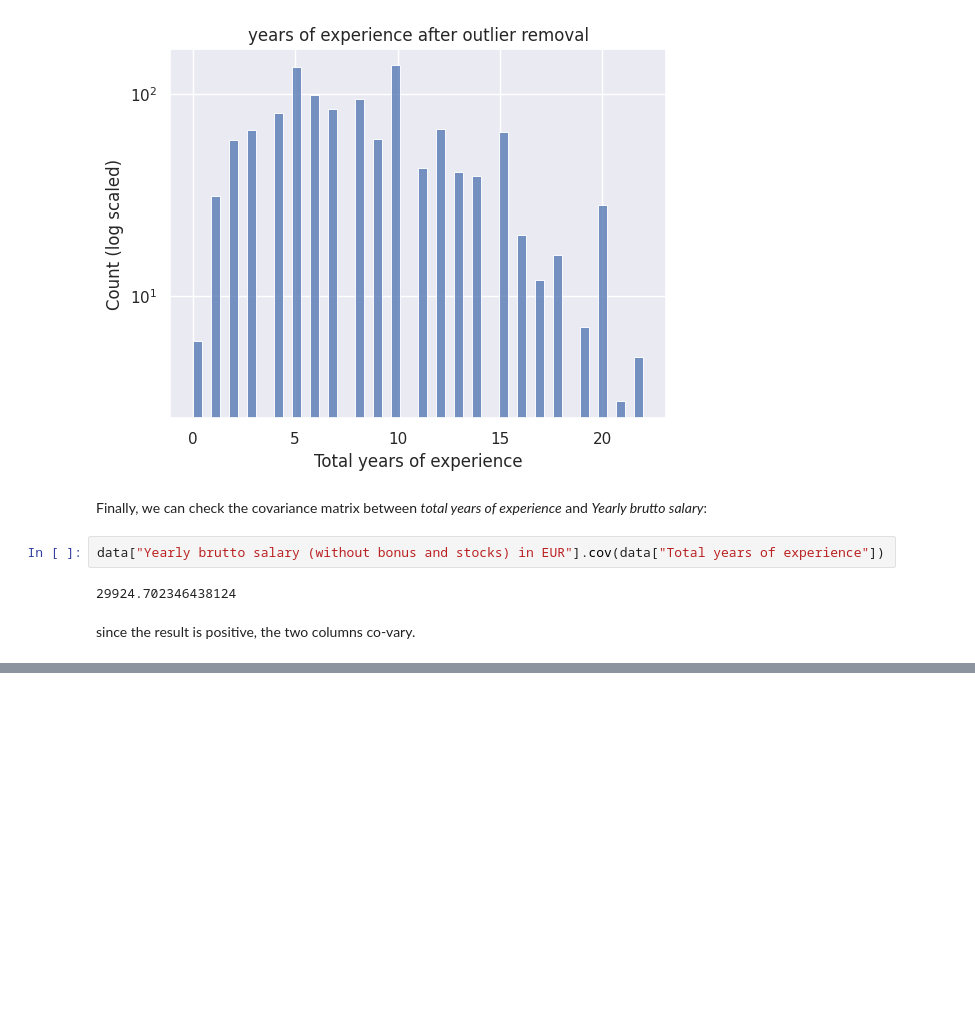
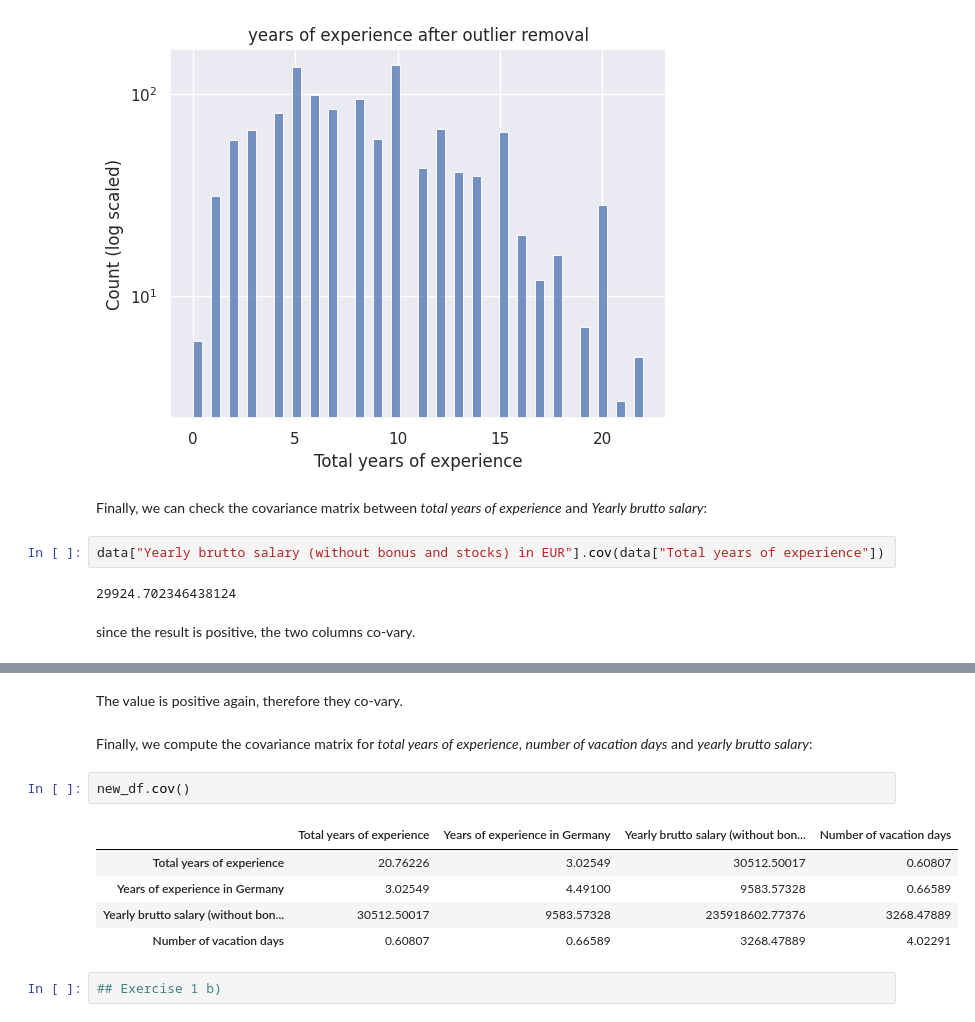
Before and after one commit to Falk358/data_science, a Jupyter notebook: sheet04/dea04_exercise1_multivariate_analyses.ipynb, the cells around one changed output, grey strips where cells are left out. Drawn from its saved outputs; the diff is of its cells as text; blank space fills up the shorter version.

Commit message:
exercise 1 a done

```diff
--- a/sheet04/dea04_exercise1_multivariate_analyses.ipynb
+++ b/sheet04/dea04_exercise1_multivariate_analyses.ipynb
@@ -94,0 +122,14 @@ since the result is positive, the two columns co-vary.
+# %% [markdown]
+The value is positive again, therefore they co-vary.
+# %% [markdown]
+Finally, we compute the covariance matrix for *total years of experience*, *number of vacation days* and *yearly brutto salary*:
+# %%
+new_df.cov()
+# %% [output]
+|  | Total years of experience | Years of experience in Germany | Yearly brutto salary (without bon... | Number of vacation days |
+| Total years of experience | 20.76226 | 3.02549 | 30512.50017 | 0.60807 |
+| Years of experience in Germany | 3.02549 | 4.49100 | 9583.57328 | 0.66589 |
+| Yearly brutto salary (without bon... | 30512.50017 | 9583.57328 | 235918602.77376 | 3268.47889 |
+| Number of vacation days | 0.60807 | 0.66589 | 3268.47889 | 4.02291 |
+# %%
+## Exercise 1 b)
```
Also changed, not shown: parts of 4 cells of this notebook.
